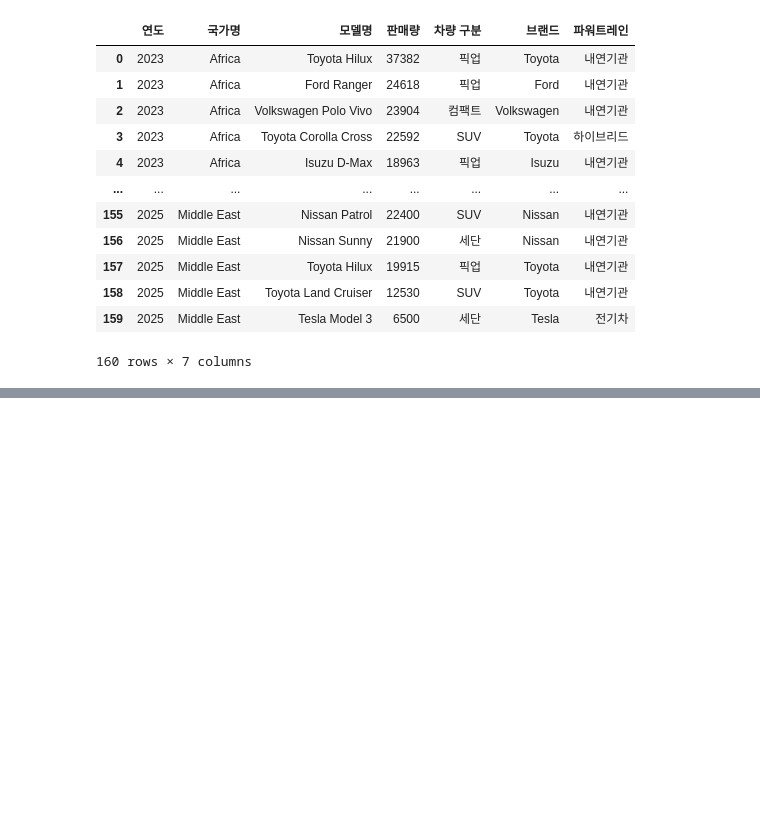
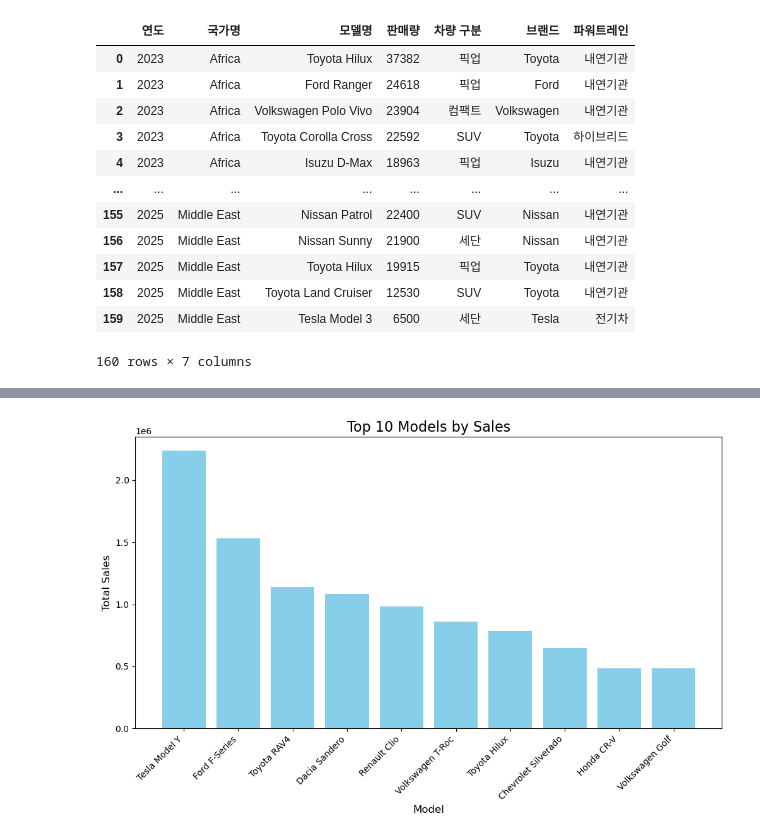
Before and after one commit to Coding-Supremacy/manifest-mini, a Jupyter notebook: eungmin/데이터분석3.ipynb, the cells around one changed output, grey strips where cells are left out. Cells and saved outputs as stored; diff of their text form; code cells hidden in the pictures; blank space fills up the shorter version.

```diff
--- a/eungmin/데이터분석3.ipynb
+++ b/eungmin/데이터분석3.ipynb
@@ -140,0 +209,12 @@ df.to_csv("수출 주요 국가 차량 판매량 순위_정리 완료2.csv", ind
+# %%
+# 3. 모델별 판매량 비교 (Top 10 Models by Sales)
+model_sales = data.groupby('모델명')['판매량'].sum().sort_values(ascending=False).head(10)
+plt.figure(figsize=(12, 6))
+plt.bar(model_sales.index, model_sales.values, color='skyblue')
+plt.title('Top 10 Models by Sales', fontsize=16)
+plt.xlabel('Model', fontsize=12)
+plt.ylabel('Total Sales', fontsize=12)
+plt.xticks(rotation=45, ha='right')
+plt.show()
+# %% [output]
+[figure, added]
```
Also changed, not shown: parts of 17 cells of this notebook, 3 other files.
